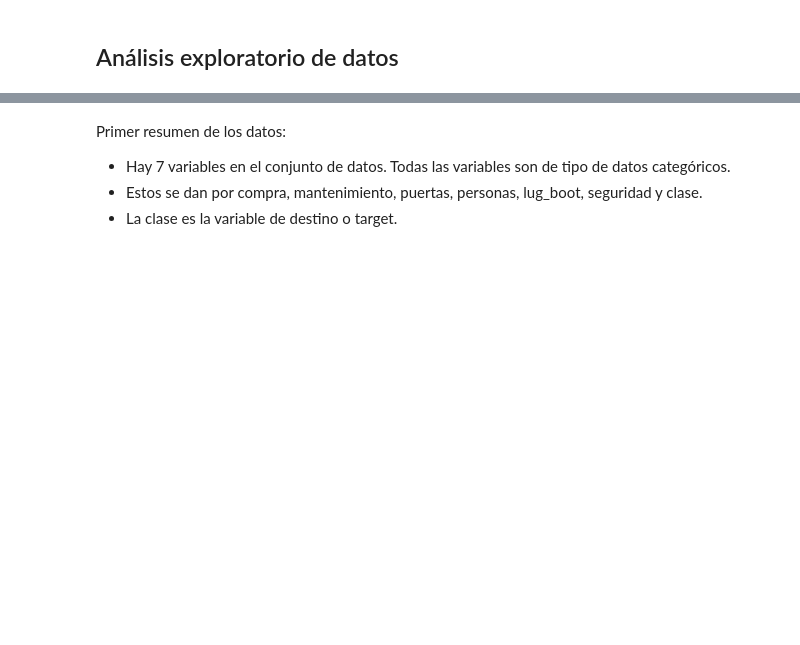
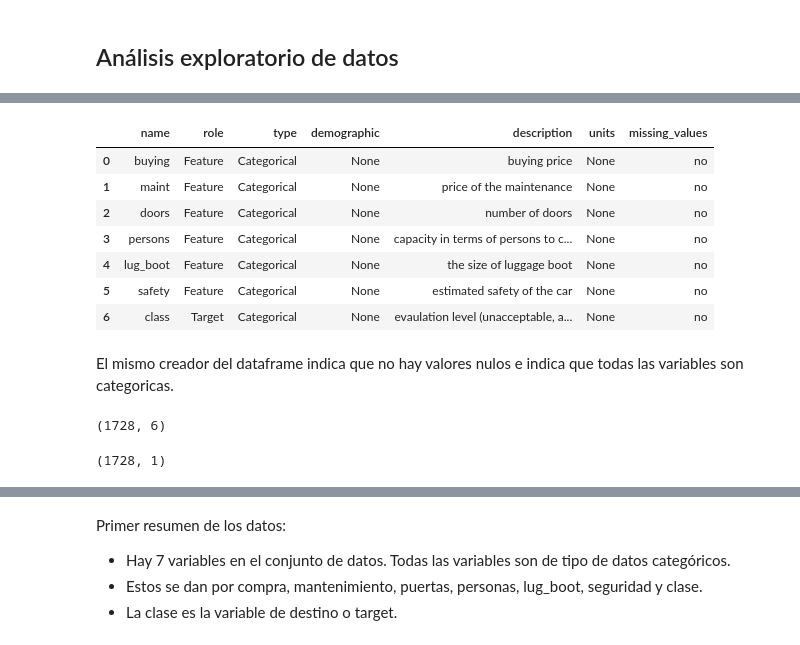
Before and after one commit to jfdelosrios/decision_tree_random_forest_project, a Jupyter notebook: decision_tree_random_forest_project_template_fd59d141-d477-4f10-b39e-8127e0fbccb8.ipynb, the cells around one changed output, grey strips where cells are left out. Cells and saved outputs as stored; diff of their text form; code cells hidden in the pictures; blank space fills up the shorter version.

```diff
--- a/decision_tree_random_forest_project_template_fd59d141-d477-4f10-b39e-8127e0fbccb8.ipynb
+++ b/decision_tree_random_forest_project_template_fd59d141-d477-4f10-b39e-8127e0fbccb8.ipynb
@@ -52,0 +61,22 @@ y = car_evaluation.data.targets
+# %%
+# variable information
+car_evaluation.variables
+# %% [output]
+|  | name | role | type | demographic | description | units | missing_values |
+| 0 | buying | Feature | Categorical | None | buying price | None | no |
+| 1 | maint | Feature | Categorical | None | price of the maintenance | None | no |
+| 2 | doors | Feature | Categorical | None | number of doors | None | no |
+| 3 | persons | Feature | Categorical | None | capacity in terms of persons to c... | None | no |
+| 4 | lug_boot | Feature | Categorical | None | the size of luggage boot | None | no |
+| 5 | safety | Feature | Categorical | None | estimated safety of the car | None | no |
+| 6 | class | Target | Categorical | None | evaulation level (unacceptable, a... | None | no |
+# %% [markdown]
+El mismo creador del dataframe indica que no hay valores nulos e indica que todas las variables son categoricas.
+# %%
+X.shape
+# %% [output]
+(1728, 6)
+# %%
+y.shape
+# %% [output]
+(1728, 1)
```
Also changed, not shown: parts of 27 cells of this notebook.
